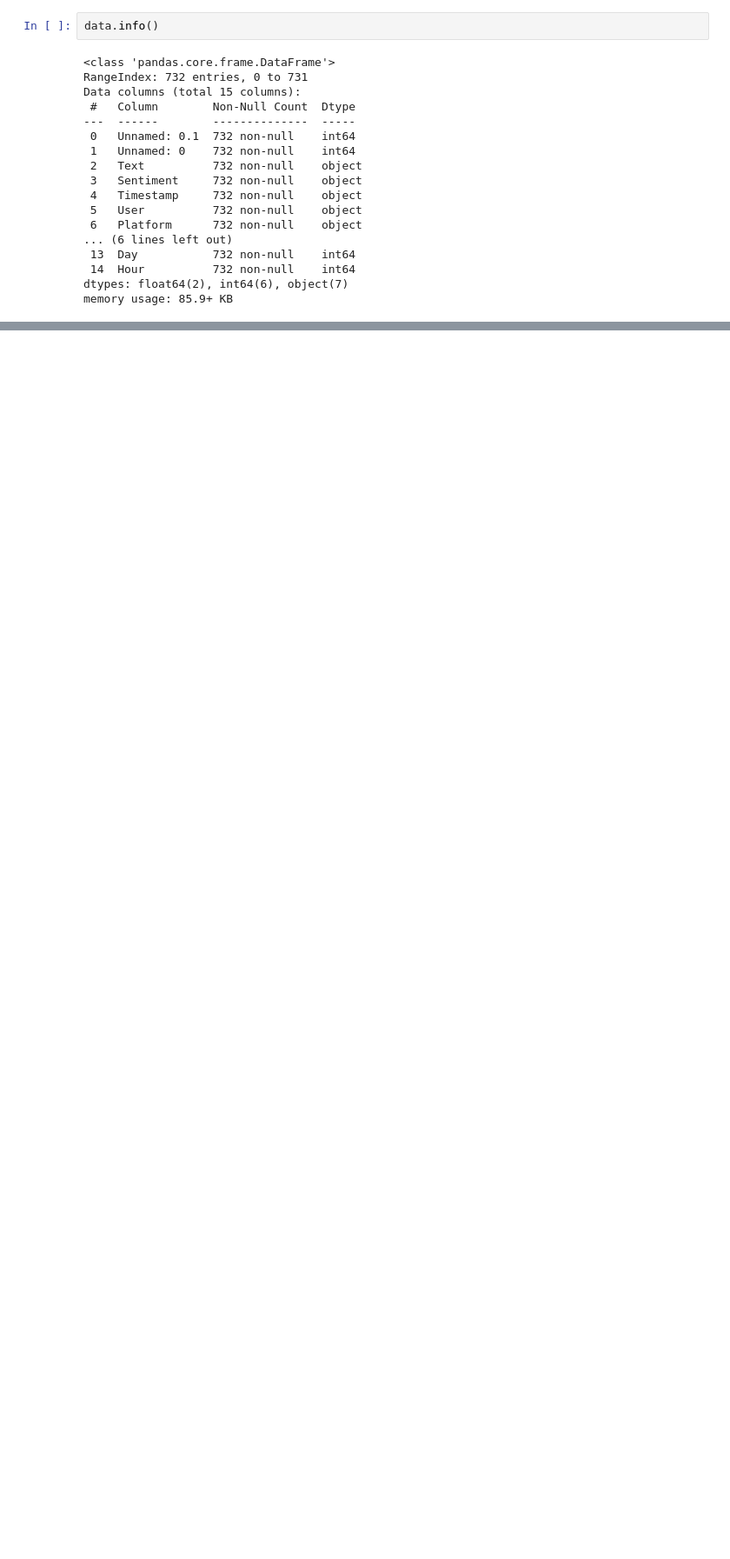
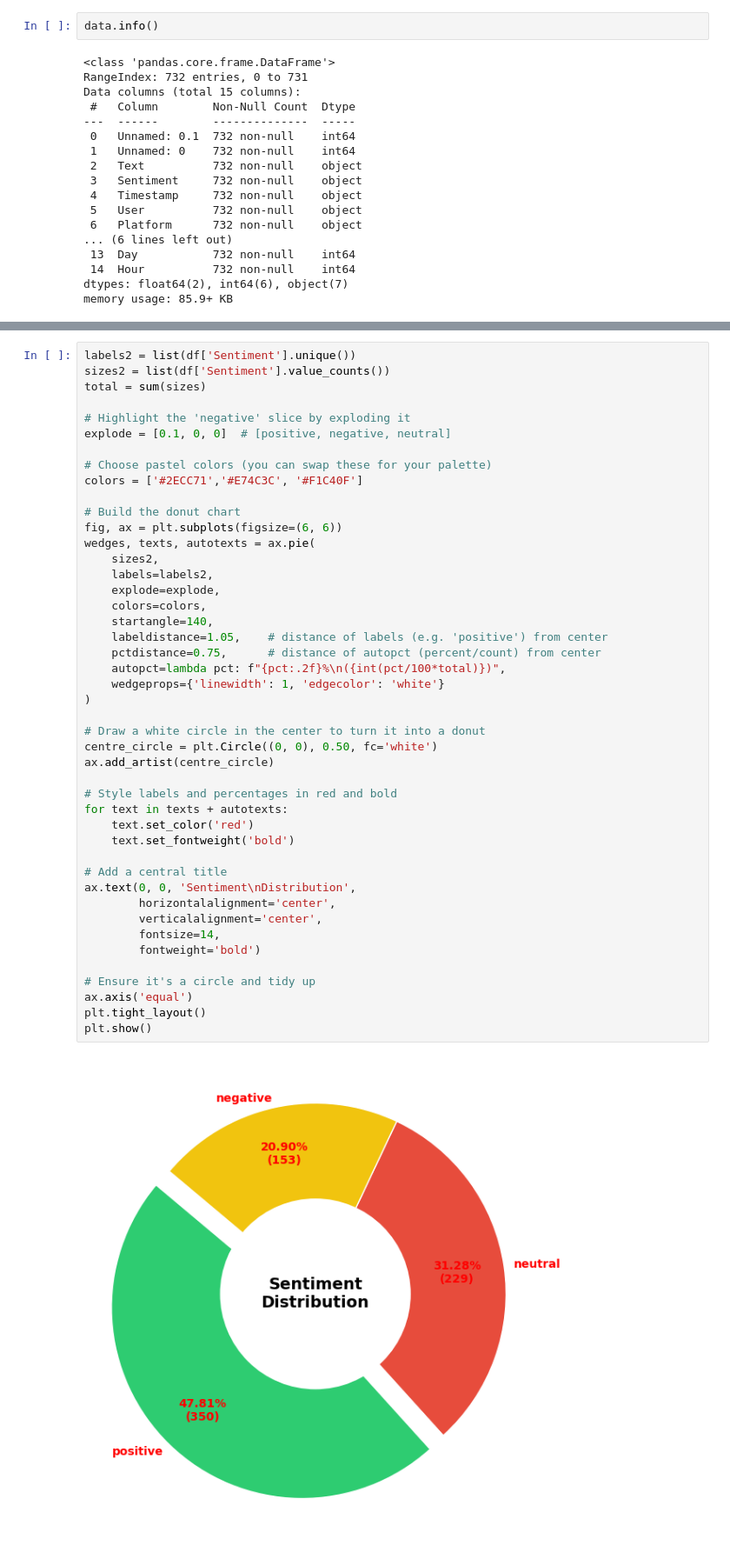
Before and after one commit to GAKIZAB/Analyse-des-tendances-de-consommation-sur-les-r-seaux-sociaux, a Jupyter notebook: Analyse_des_tendances.ipynb, the cells around one changed output, grey strips where cells are left out. Shown at 87% size. Drawn from its saved outputs; the diff is of its cells as text; blank space fills up the shorter version.

```diff
--- a/Analyse_des_tendances.ipynb
+++ b/Analyse_des_tendances.ipynb
@@ -72,0 +174,47 @@ data['Platform'] = data['Platform'].str.strip()
+# %%
+labels2 = list(df['Sentiment'].unique())
+sizes2 = list(df['Sentiment'].value_counts())
+total = sum(sizes)
+
+# Highlight the 'negative' slice by exploding it
+explode = [0.1, 0, 0]  # [positive, negative, neutral]
+
+# Choose pastel colors (you can swap these for your palette)
+colors = ['#2ECC71','#E74C3C', '#F1C40F']
+
+# Build the donut chart
+fig, ax = plt.subplots(figsize=(6, 6))
+wedges, texts, autotexts = ax.pie(
+    sizes2,
+    labels=labels2,
+    explode=explode,
+    colors=colors,
+    startangle=140,
+    labeldistance=1.05,    # distance of labels (e.g. 'positive') from center
+    pctdistance=0.75,      # distance of autopct (percent/count) from center
+    autopct=lambda pct: f"{pct:.2f}%\n({int(pct/100*total)})",
+    wedgeprops={'linewidth': 1, 'edgecolor': 'white'}
+)
+
+# Draw a white circle in the center to turn it into a donut
+centre_circle = plt.Circle((0, 0), 0.50, fc='white')
+ax.add_artist(centre_circle)
+
+# Style labels and percentages in red and bold
+for text in texts + autotexts:
+    text.set_color('red')
+    text.set_fontweight('bold')
+
+# Add a central title
+ax.text(0, 0, 'Sentiment\nDistribution',
+        horizontalalignment='center',
+        verticalalignment='center',
+        fontsize=14,
+        fontweight='bold')
+
+# Ensure it's a circle and tidy up
+ax.axis('equal')
+plt.tight_layout()
+plt.show()
+# %% [output]
+[figure, added]
```
Also changed, not shown: parts of 21 cells of this notebook.
